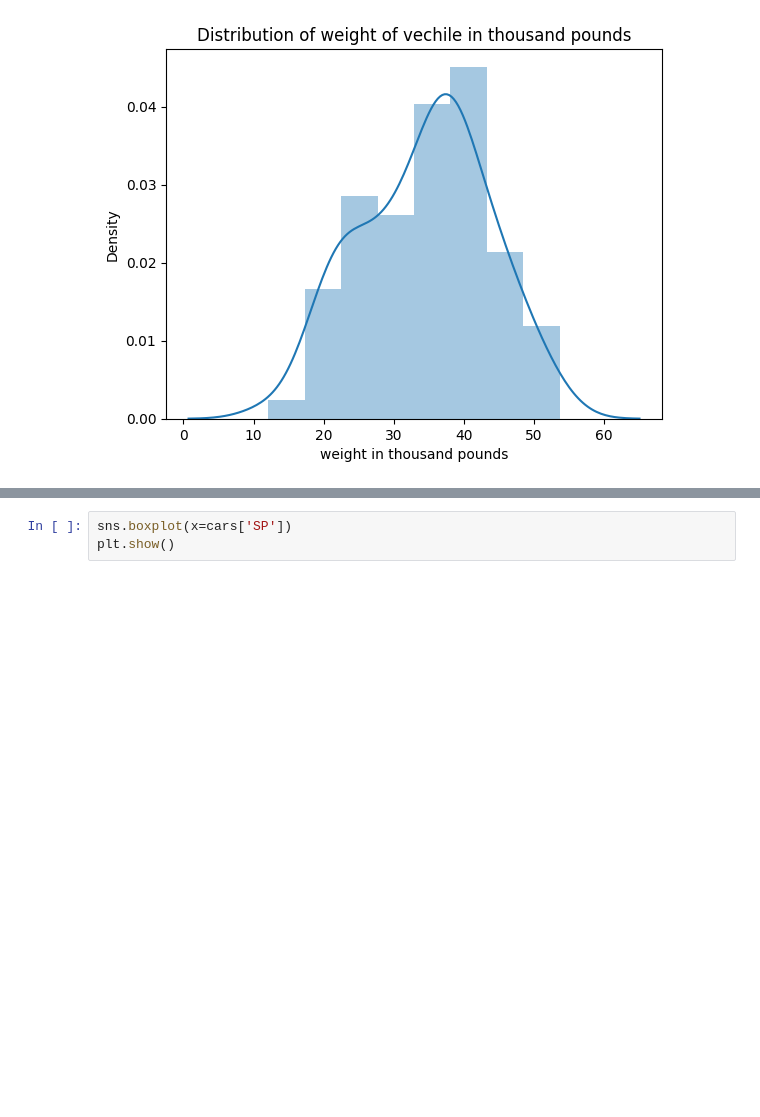
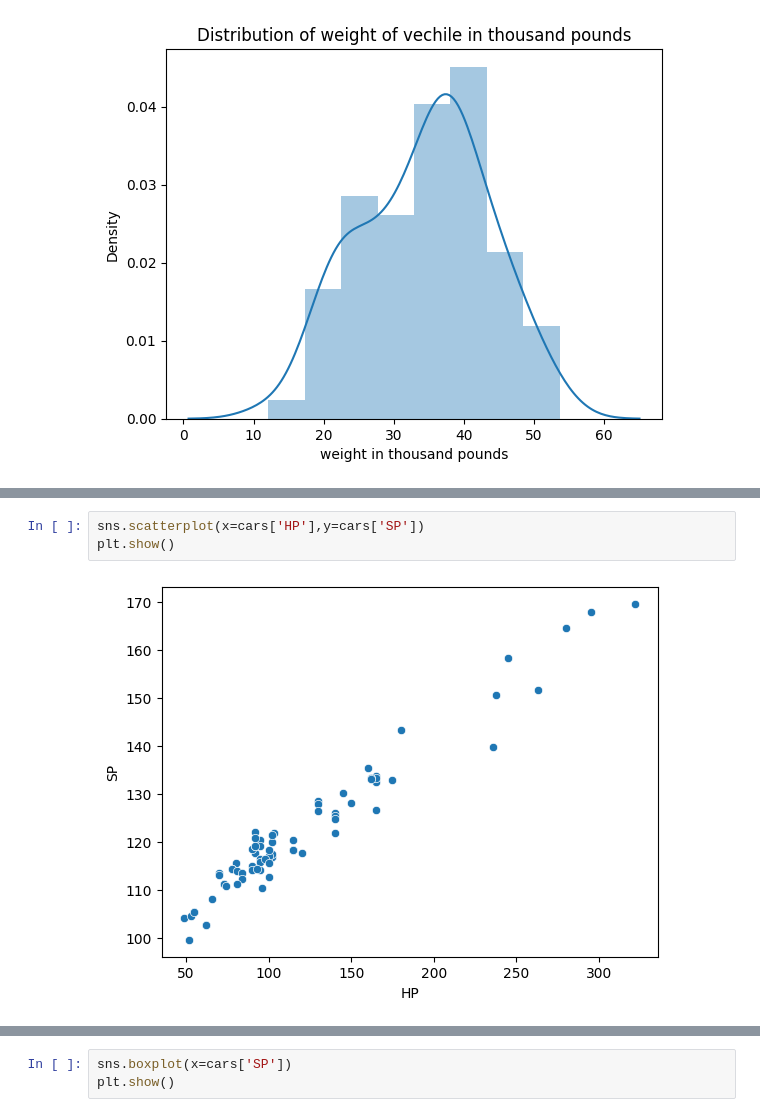
Before and after one commit to Tony-47/training, a Jupyter notebook: day_21.ipynb, the cells around one changed output, grey strips where cells are left out. Saved outputs shown, nothing was run; the diff lists cells and outputs as text; blank space fills up the shorter version.

```diff
--- a/day_21.ipynb
+++ b/day_21.ipynb
@@ -80,0 +94,5 @@ plt.show()
+# %%
+sns.scatterplot(x=cars['HP'],y=cars['SP'])
+plt.show()
+# %% [output]
+[figure, added]
```
Also changed, not shown: parts of 8 cells of this notebook.
